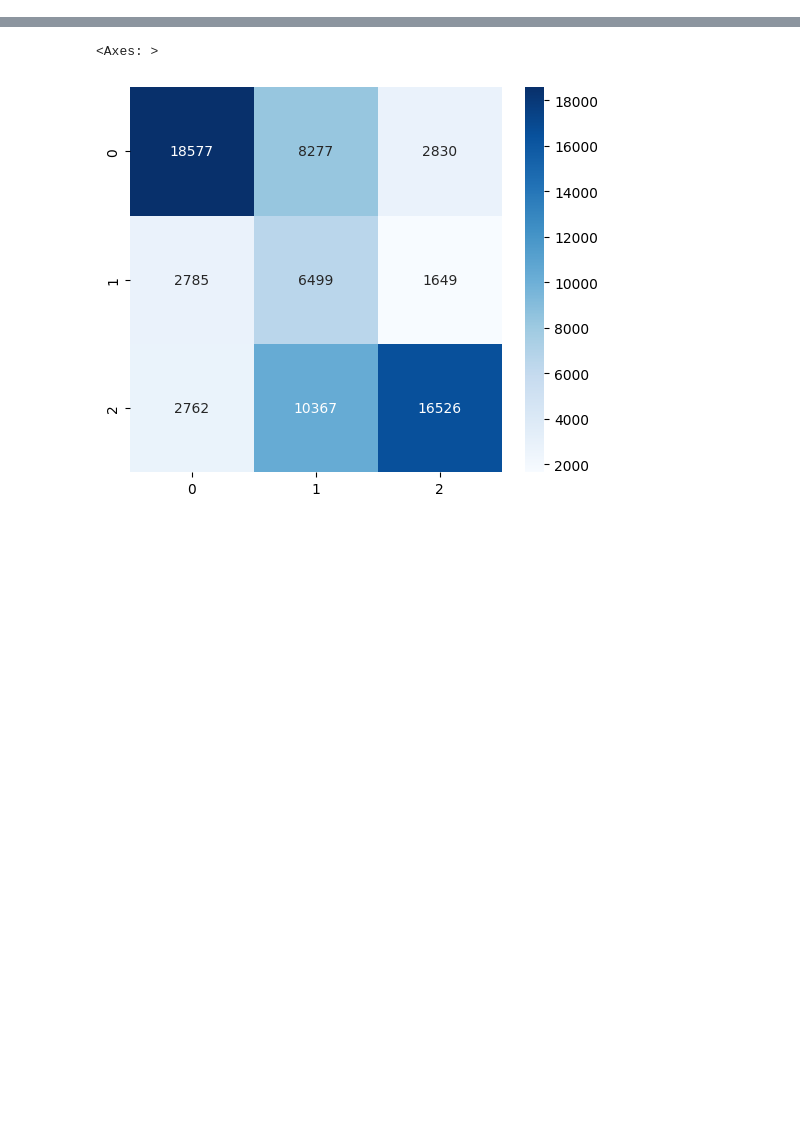
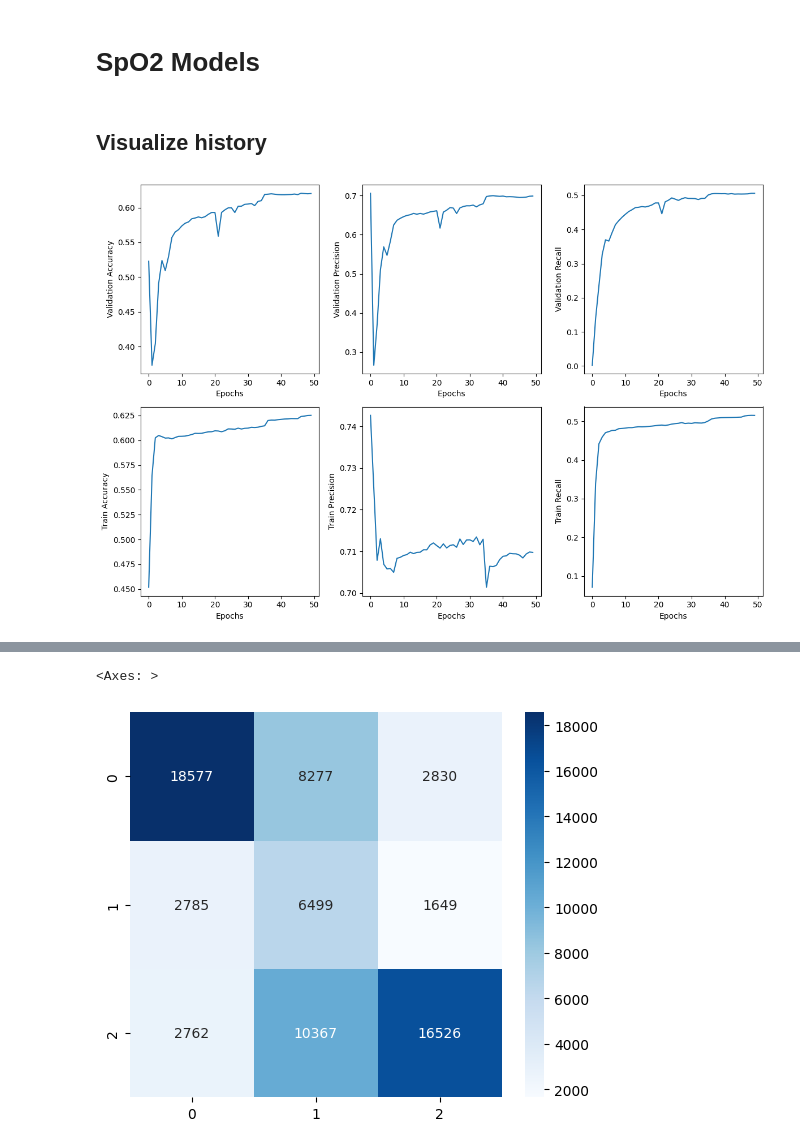
Before and after one commit to hjyang8182/diss_model_building, a Jupyter notebook: notebooks/visualize_results.ipynb, the cells around one changed output, grey strips where cells are left out. Cells and saved outputs as stored; diff of their text form; code cells hidden in the pictures; blank space fills up the shorter version.

```diff
--- a/notebooks/visualize_results.ipynb
+++ b/notebooks/visualize_results.ipynb
@@ -11,0 +56,8 @@ TypeError: split_train_valid_test() missing 3 required positional arguments: 'da
+# %% [markdown]
+# SpO2 Models
+# %% [markdown]
+## Visualize history
+# %%
+predict.plot_history('spo2_bilstm_model')
+# %% [output]
+[figure, added]
```
Also changed, not shown: parts of 14 cells of this notebook, 41 other files.
